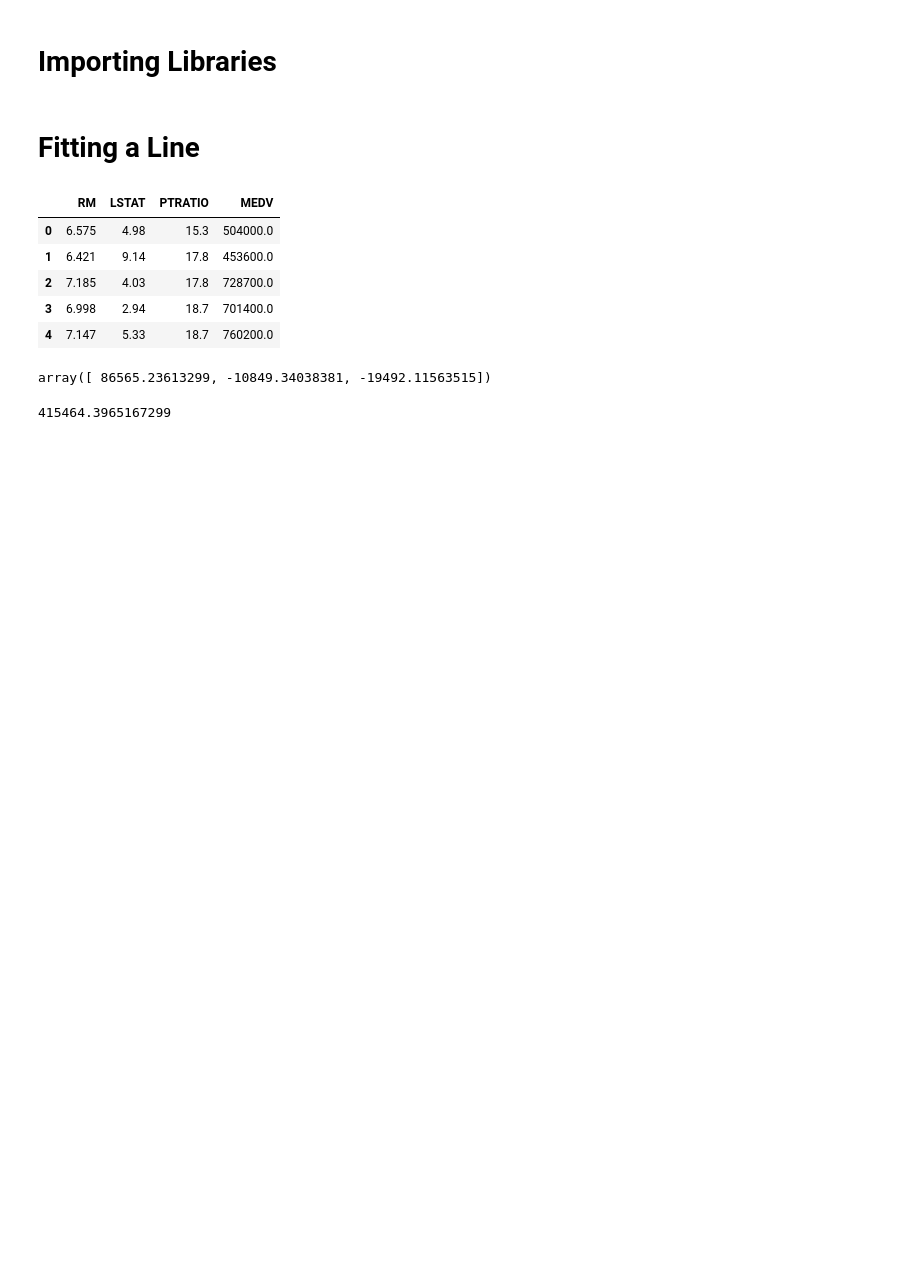
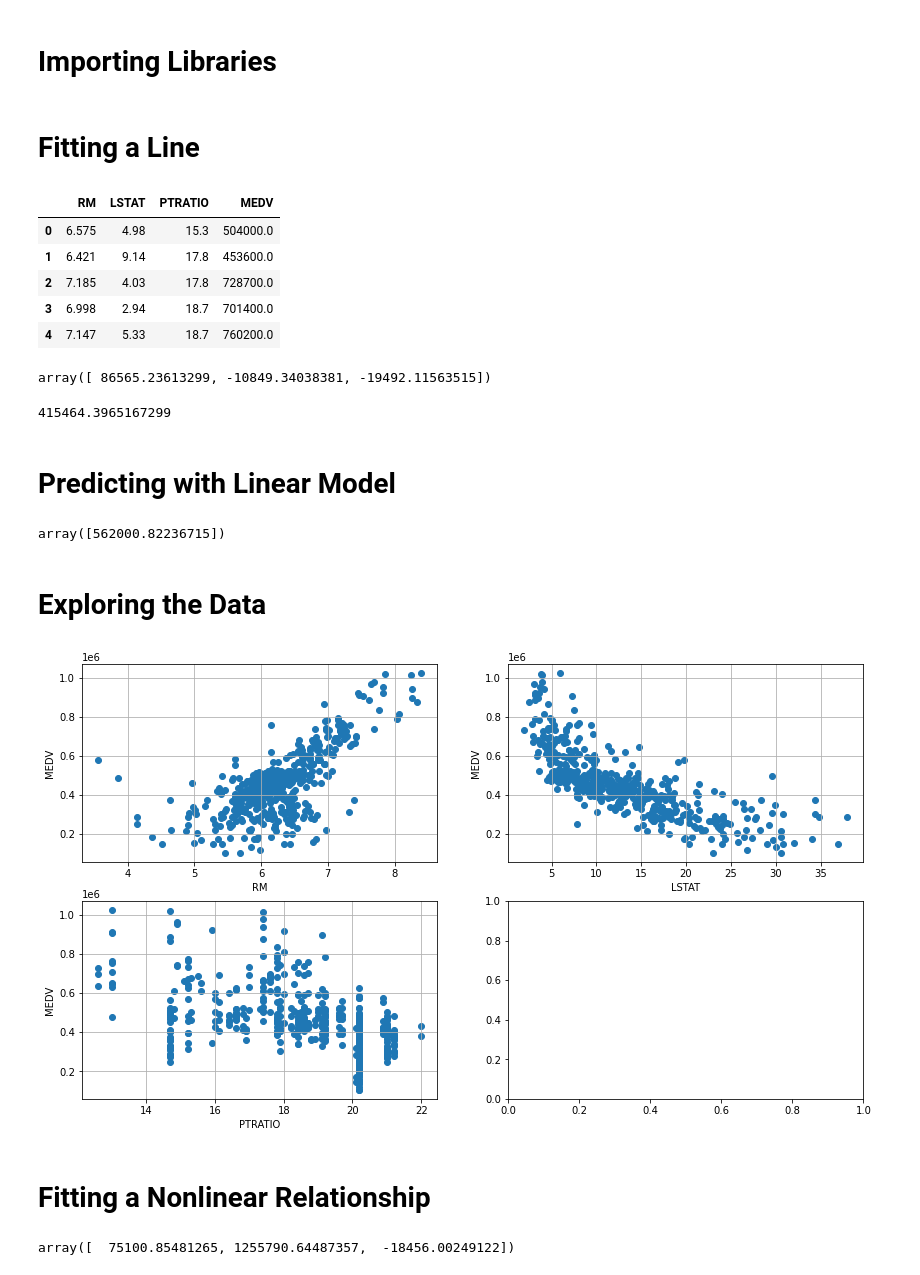
Before and after one commit to oscarm524/Python_Programming_for_Data_Science, a Jupyter notebook: Scikit-Learn/Linear_Regression/Linear_Regession.ipynb, the cells around one changed output. Saved outputs shown, nothing was run; the diff lists cells and outputs as text; code cells hidden in the pictures; blank space fills up the shorter version.

```diff
--- a/Scikit-Learn/Linear_Regression/Linear_Regession.ipynb
+++ b/Scikit-Learn/Linear_Regression/Linear_Regession.ipynb
@@ -33,3 +35,53 @@ array([ 86565.23613299, -10849.34038381, -19492.11563515])
 lm_md.intercept_
 # %% [output]
 415464.3965167299
+# %% [markdown]
+# Predicting with Linear Model
+# %%
+## Once we have a fitted linear model, we can use it to make predictions
+## Let's assume the following: RM = 6.5, LSTAT = 15, PTRATIO = 13.
+## Let's use the model to predict the MEDV
+new_data = np.array([[6.5, 15, 13]])
+
+## Predicting the MEDV with the linear model
+lm_md.predict(new_data)
+# %% [output]
+array([562000.82236715])
+# %% [markdown]
+# Exploring the Data
+# %%
+## Creating a new figure
+fig, axes = plt.subplots(2, 2, figsize = (14, 8))
+
+axes[0, 0].scatter(housing['RM'], housing['MEDV'])
+axes[0, 0].set_xlabel('RM')
+axes[0, 0].set_ylabel('MEDV')
+axes[0, 0].grid()
+
+axes[0, 1].scatter(housing['LSTAT'], housing['MEDV'])
+axes[0, 1].set_xlabel('LSTAT')
+axes[0, 1].set_ylabel('MEDV')
+axes[0, 1].grid()
+
+axes[1, 0].scatter(housing['PTRATIO'], housing['MEDV'])
+axes[1, 0].set_xlabel('PTRATIO')
+axes[1, 0].set_ylabel('MEDV')
+axes[1, 0].grid()
+# %% [output]
+[figure, added]
+# %% [markdown]
+# Fitting a Nonlinear Relationship
+# %%
+## From the above plot, it's clear that the relationship between
+## LSTAT and MEDV is non-linear (1/X). Thus we create a new feature.
+housing['LSTAT_new'] = 1 / housing['LSTAT']
+
+## Fitting the new linear model
+X = housing[['RM', 'LSTAT_new', 'PTRATIO']]
+Y = housing['MEDV']
+lm_md = LinearRegression().fit(X, Y)
+
+## Extracting the new coefficients
+lm_md.coef_
+# %% [output]
+array([  75100.85481265, 1255790.64487357,  -18456.00249122])
```
Also changed, not shown: parts of 1 cell of this notebook.
